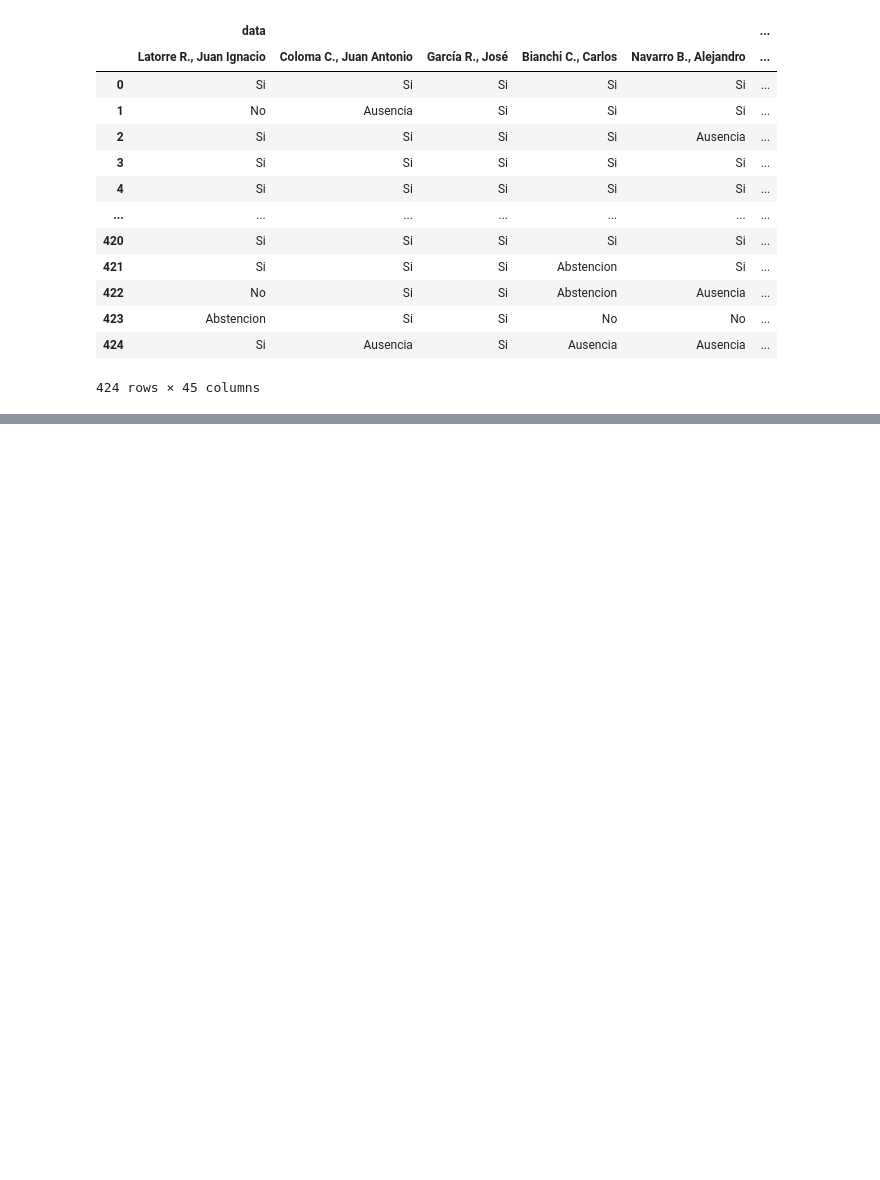
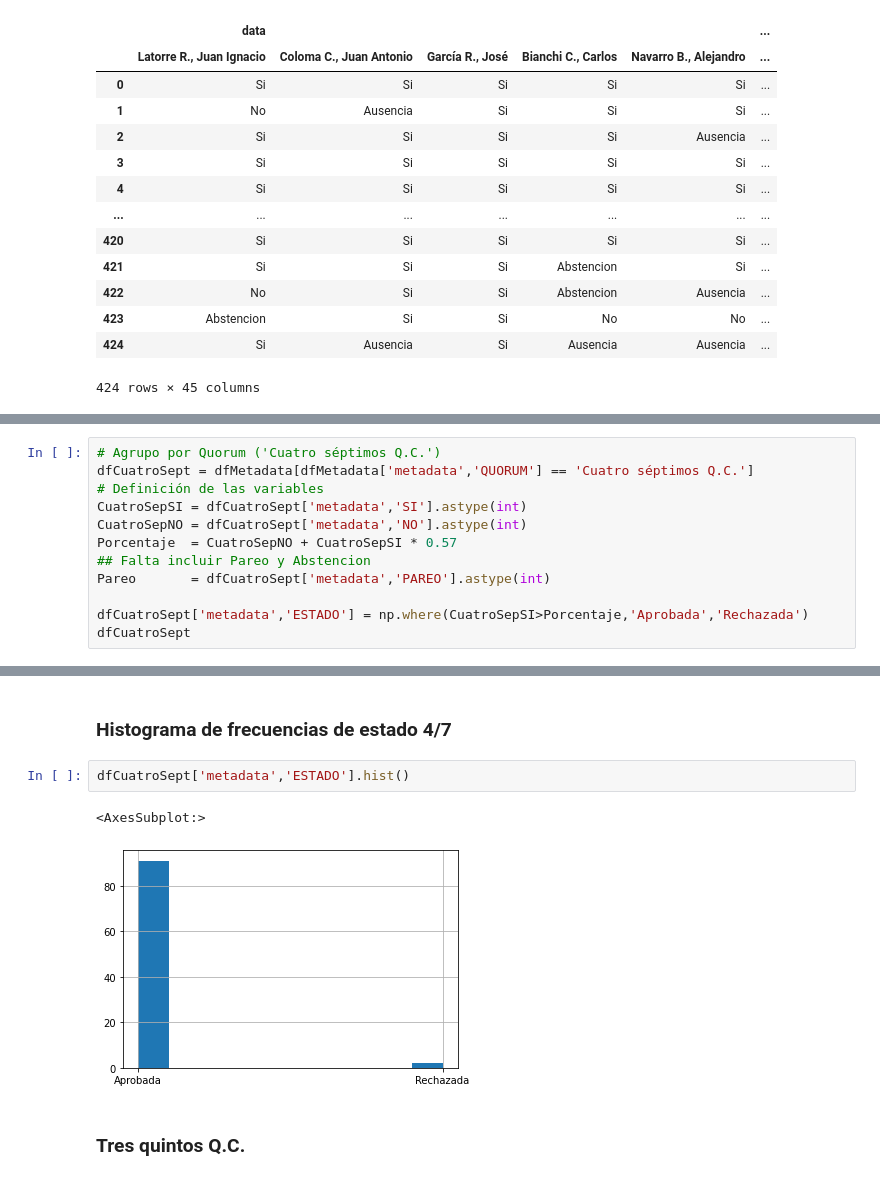
Before and after one commit to nicolasignacio97/Machine-Learning-Duoc, a Jupyter notebook: Examen.ipynb, the cells around one changed output, grey strips where cells are left out. Saved outputs shown, nothing was run; the diff lists cells and outputs as text; blank space fills up the shorter version.

```diff
--- a/Examen.ipynb
+++ b/Examen.ipynb
@@ -355,0 +379,12 @@ dfData
+# %%
+# Agrupo por Quorum ('Cuatro séptimos Q.C.')
+dfCuatroSept = dfMetadata[dfMetadata['metadata','QUORUM'] == 'Cuatro séptimos Q.C.']
+# Definición de las variables
+CuatroSepSI = dfCuatroSept['metadata','SI'].astype(int)
+CuatroSepNO = dfCuatroSept['metadata','NO'].astype(int)
+Porcentaje  = CuatroSepNO + CuatroSepSI * 0.57
+## Falta incluir Pareo y Abstencion
+Pareo       = dfCuatroSept['metadata','PAREO'].astype(int)
+
+dfCuatroSept['metadata','ESTADO'] = np.where(CuatroSepSI>Porcentaje,'Aprobada','Rechazada')
+dfCuatroSept
@@ -355,0 +411,9 @@ dfData
+# %% [markdown]
+### Histograma de frecuencias de estado 4/7
+# %%
+dfCuatroSept['metadata','ESTADO'].hist()
+# %% [output]
+<AxesSubplot:>
+[figure, added]
+# %% [markdown]
+### Tres quintos Q.C.
```
Also changed, not shown: parts of 36 cells of this notebook.
